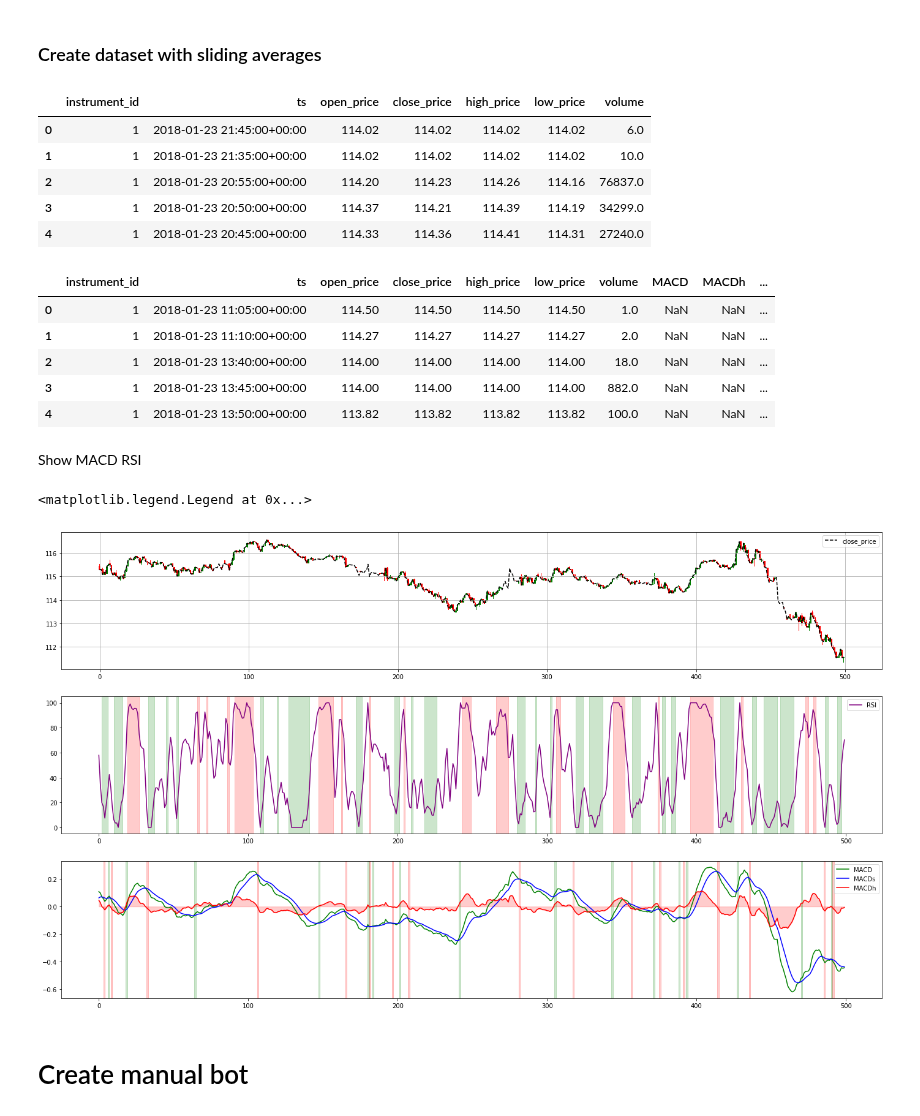
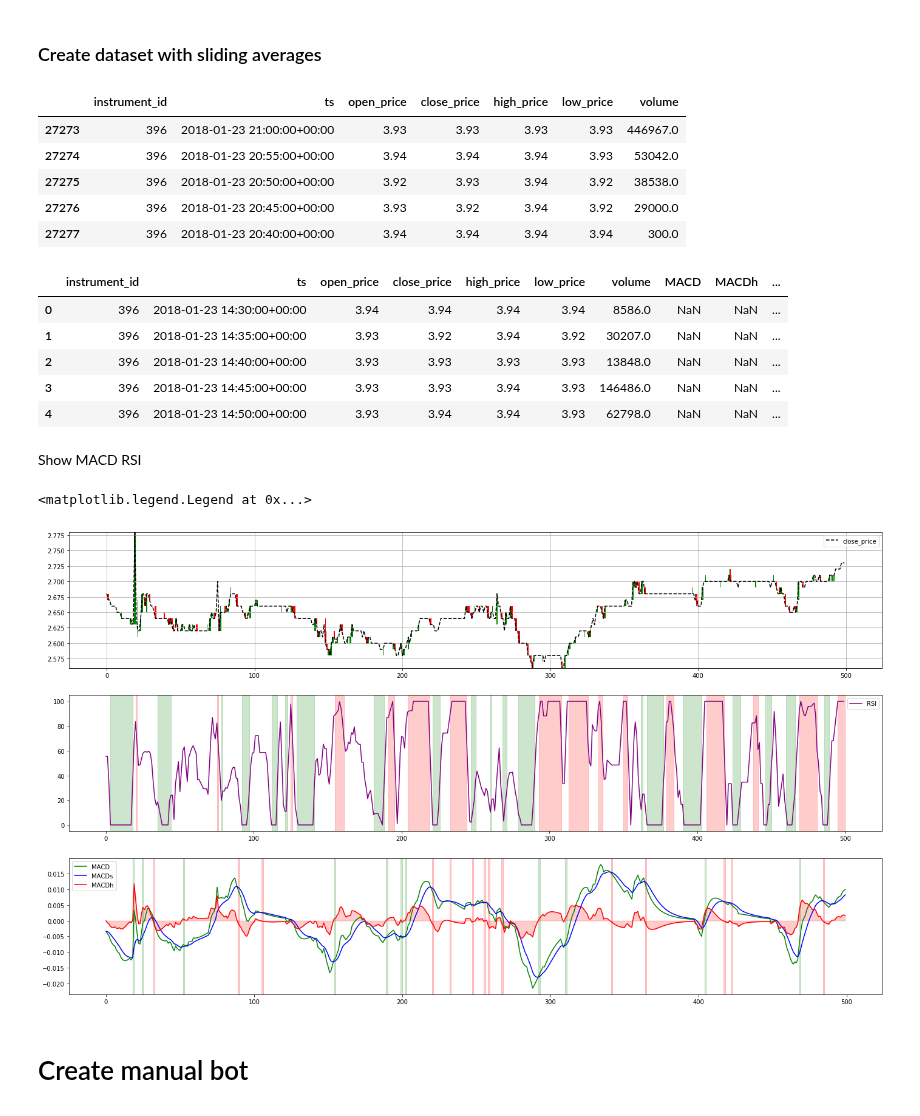
Before and after one commit to crabio/tinkoff-invest-bot, a Jupyter notebook: candles_analyzer/analyze.ipynb, the cells around one changed output. Cells and saved outputs as stored; diff of their text form; code cells hidden in the pictures.

```diff
--- a/candles_analyzer/analyze.ipynb
+++ b/candles_analyzer/analyze.ipynb
@@ -42,16 +42,16 @@ df.groupby("instrument_id").count()
 # %% [markdown]
 ### Create dataset with sliding averages
 # %%
-sliding_window_df = df[df["instrument_id"] == 1]
+sliding_window_df = df[df["instrument_id"] == 396]
 # %%
 sliding_window_df.head()
 # %% [output]
 |  | instrument_id | ts | open_price | close_price | high_price | low_price | volume |
-| 0 | 1 | 2018-01-23 21:45:00+00:00 | 114.02 | 114.02 | 114.02 | 114.02 | 6.0 |
-| 1 | 1 | 2018-01-23 21:35:00+00:00 | 114.02 | 114.02 | 114.02 | 114.02 | 10.0 |
-| 2 | 1 | 2018-01-23 20:55:00+00:00 | 114.20 | 114.23 | 114.26 | 114.16 | 76837.0 |
-| 3 | 1 | 2018-01-23 20:50:00+00:00 | 114.37 | 114.21 | 114.39 | 114.19 | 34299.0 |
-| 4 | 1 | 2018-01-23 20:45:00+00:00 | 114.33 | 114.36 | 114.41 | 114.31 | 27240.0 |
+| 27273 | 396 | 2018-01-23 21:00:00+00:00 | 3.93 | 3.93 | 3.93 | 3.93 | 446967.0 |
+| 27274 | 396 | 2018-01-23 20:55:00+00:00 | 3.94 | 3.94 | 3.94 | 3.93 | 53042.0 |
+| 27275 | 396 | 2018-01-23 20:50:00+00:00 | 3.92 | 3.93 | 3.94 | 3.92 | 38538.0 |
+| 27276 | 396 | 2018-01-23 20:45:00+00:00 | 3.93 | 3.92 | 3.94 | 3.92 | 29000.0 |
+| 27277 | 396 | 2018-01-23 20:40:00+00:00 | 3.94 | 3.94 | 3.94 | 3.94 | 300.0 |
 # %%
 def preprocess_data(df):
     # Sort values with ts
@@ -60,16 +60,16 @@ def preprocess_data(df):
     df = df.reset_index(drop=True)
 
     # Add MACD
-    df.ta.macd(append=True)
+    df.ta.macd(fast=10,slow=24,signal=8,append=True)
 
     # Add Stochastic RSI
     df.ta.stochrsi(append=True)
 
     # Rename columns
     df = df.rename(columns={
-        "MACD_12_26_9": "MACD",
-        "MACDs_12_26_9": "MACDs",
-        "MACDh_12_26_9": "MACDh",
+        "MACD_10_24_8": "MACD",
+        "MACDs_10_24_8": "MACDs",
+        "MACDh_10_24_8": "MACDh",
         "STOCHRSIk_14_14_3_3": "RSI"})
 
     # Calc RSI signals
@@ -79,8 +79,8 @@ def preprocess_data(df):
     df["RSI_oversold"] = df["RSI"] <= RSI_oversold_threshold
     df["RSI_overbought"] = df["RSI"] >= RSI_overbouht_threshold
 
-    df["MACD_crossover"] = (df["MACDh"] > 0) & (df["MACDh"].shift() <= 0)
-    df["MACD_crossunder"] = (df["MACDh"] <= 0) & (df["MACDh"].shift() > 0)
+    df["MACD_buy"] = (df["MACDh"] > 0) & (df["MACDh"].shift() <= 0) & (df["MACDs"] < 0)
+    df["MACD_sell"] = (df["MACDh"] <= 0) & (df["MACDh"].shift() > 0) & (df["MACDs"] > 0)
 
     return df
 # %%
@@ -88,11 +88,11 @@ sliding_window_df = preprocess_data(sliding_window_df)
 sliding_window_df.head()
 # %% [output]
 |  | instrument_id | ts | open_price | close_price | high_price | low_price | volume | MACD | MACDh | ... |
-| 0 | 1 | 2018-01-23 11:05:00+00:00 | 114.50 | 114.50 | 114.50 | 114.50 | 1.0 | NaN | NaN | ... |
-| 1 | 1 | 2018-01-23 11:10:00+00:00 | 114.27 | 114.27 | 114.27 | 114.27 | 2.0 | NaN | NaN | ... |
-| 2 | 1 | 2018-01-23 13:40:00+00:00 | 114.00 | 114.00 | 114.00 | 114.00 | 18.0 | NaN | NaN | ... |
-| 3 | 1 | 2018-01-23 13:45:00+00:00 | 114.00 | 114.00 | 114.00 | 114.00 | 882.0 | NaN | NaN | ... |
-| 4 | 1 | 2018-01-23 13:50:00+00:00 | 113.82 | 113.82 | 113.82 | 113.82 | 100.0 | NaN | NaN | ... |
+| 0 | 396 | 2018-01-23 14:30:00+00:00 | 3.94 | 3.94 | 3.94 | 3.94 | 8586.0 | NaN | NaN | ... |
+| 1 | 396 | 2018-01-23 14:35:00+00:00 | 3.93 | 3.92 | 3.94 | 3.92 | 30207.0 | NaN | NaN | ... |
+| 2 | 396 | 2018-01-23 14:40:00+00:00 | 3.93 | 3.93 | 3.93 | 3.93 | 13848.0 | NaN | NaN | ... |
+| 3 | 396 | 2018-01-23 14:45:00+00:00 | 3.93 | 3.93 | 3.94 | 3.93 | 146486.0 | NaN | NaN | ... |
+| 4 | 396 | 2018-01-23 14:50:00+00:00 | 3.93 | 3.94 | 3.94 | 3.93 | 62798.0 | NaN | NaN | ... |
 # %% [markdown]
 Show MACD RSI
 # %%
@@ -137,35 +137,35 @@ def plot_candles(df):
 # %%
 plot_df = sliding_window_df.iloc[1000:1500].reset_index()
 
 plt.figure(figsize=(24,14))
 plt.subplot(3, 1, 1)
 plot_df["close_price"].plot(color="black", linestyle='--')
 plot_candles(plot_df)
 plt.legend()
 
 plt.subplot(3, 1, 2)
 ax1 = plot_df["RSI"].plot(color="purple")
 # Show oversold zone
 color_zone(ax1, plot_df[plot_df["RSI_oversold"]].index, 0.2, "green")
 # Show overbought zone
 color_zone(ax1, plot_df[plot_df["RSI_overbought"]].index, 0.2, "red")
 plt.legend()
 
 plt.subplot(3, 1, 3)
 ax3 = plot_df["MACD"].plot(color="green")
 plot_df["MACDs"].plot(ax=ax3,color="blue")
 plot_df["MACDh"].plot(ax=ax3,color="red")
 ax3.fill_between(plot_df.index, plot_df["MACDh"], alpha=0.2, color="red")
 # Show crossover moments
-for x in plot_df[plot_df["MACD_crossover"]].index:
+for x in plot_df[plot_df["MACD_buy"]].index:
     ax3.axvspan(x, x+1, alpha=0.2, color="green")
 # Show crossunder moments
-for x in plot_df[plot_df["MACD_crossunder"]].index:
+for x in plot_df[plot_df["MACD_sell"]].index:
     ax3.axvspan(x, x+1, alpha=0.2, color="red")
 plt.legend()
 # %% [output]
 <matplotlib.legend.Legend at 0x...>
-[figure, old version]
+[figure, new version]
 # %% [markdown]
 # Create manual bot
 # %%
```
Also changed, not shown: parts of 6 cells of this notebook, 1 other file.
